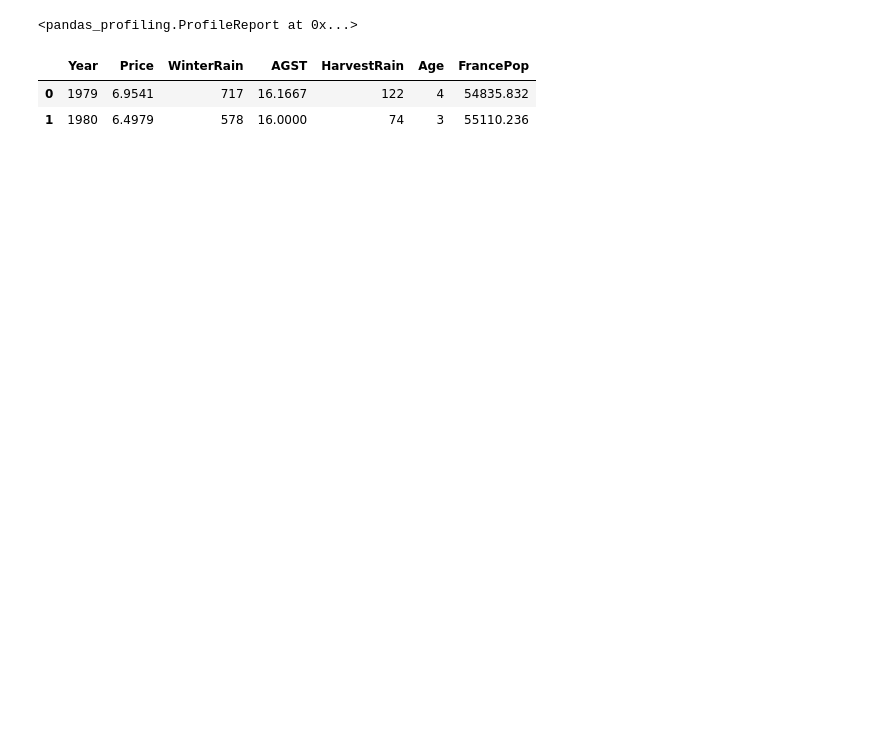
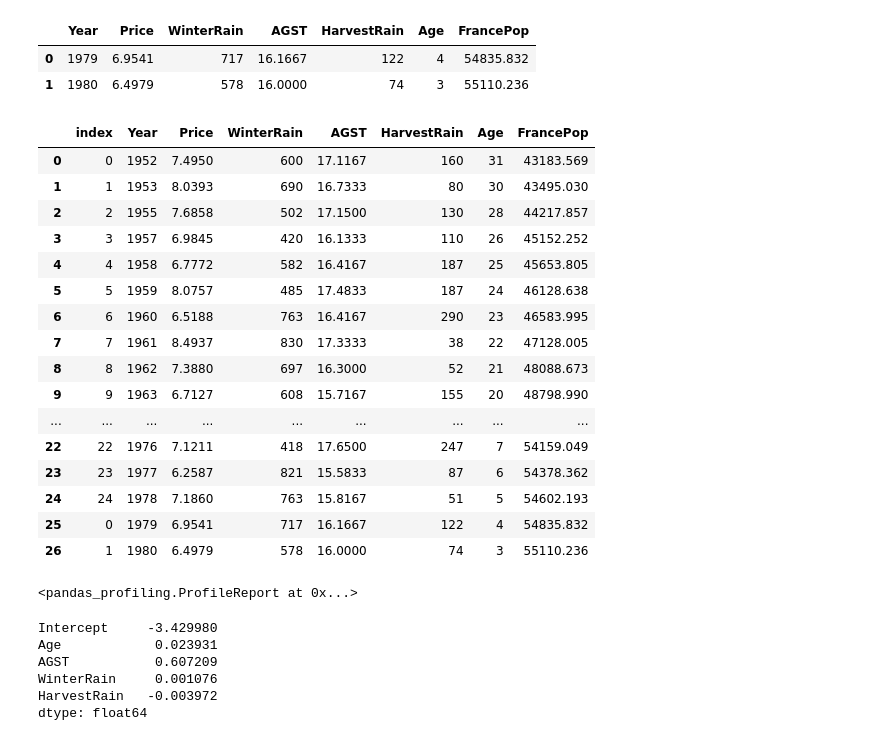
Before and after one commit to atheesh1998/Analytics-Edge, a Jupyter notebook: 2. Linear Regression/1. Wine Quality.ipynb, the cells around one changed output. Cells and saved outputs as stored; diff of their text form; code cells hidden in the pictures; blank space fills up the shorter version.

```diff
--- a/2. Linear Regression/1. Wine Quality.ipynb
+++ b/2. Linear Regression/1. Wine Quality.ipynb
@@ -10,10 +21,40 @@ wine_test = pd.read_csv('D:/DS/analytics_edge/2. Linear Regression/wine_test.csv
+# %%
+wine_test.head()
+# %% [output]
+|  | Year | Price | WinterRain | AGST | HarvestRain | Age | FrancePop |
+| 0 | 1979 | 6.9541 | 717 | 16.1667 | 122 | 4 | 54835.832 |
+| 1 | 1980 | 6.4979 | 578 | 16.0000 | 74 | 3 | 55110.236 |
+# %%
+wine.append(wine_test).reset_index()
+# %% [output]
+|  | index | Year | Price | WinterRain | AGST | HarvestRain | Age | FrancePop |
+| 0 | 0 | 1952 | 7.4950 | 600 | 17.1167 | 160 | 31 | 43183.569 |
+| 1 | 1 | 1953 | 8.0393 | 690 | 16.7333 | 80 | 30 | 43495.030 |
+| 2 | 2 | 1955 | 7.6858 | 502 | 17.1500 | 130 | 28 | 44217.857 |
+| 3 | 3 | 1957 | 6.9845 | 420 | 16.1333 | 110 | 26 | 45152.252 |
+| 4 | 4 | 1958 | 6.7772 | 582 | 16.4167 | 187 | 25 | 45653.805 |
+| 5 | 5 | 1959 | 8.0757 | 485 | 17.4833 | 187 | 24 | 46128.638 |
+| 6 | 6 | 1960 | 6.5188 | 763 | 16.4167 | 290 | 23 | 46583.995 |
+| 7 | 7 | 1961 | 8.4937 | 830 | 17.3333 | 38 | 22 | 47128.005 |
+| 8 | 8 | 1962 | 7.3880 | 697 | 16.3000 | 52 | 21 | 48088.673 |
+| 9 | 9 | 1963 | 6.7127 | 608 | 15.7167 | 155 | 20 | 48798.990 |
+| ... | ... | ... | ... | ... | ... | ... | ... | ... |
+| 22 | 22 | 1976 | 7.1211 | 418 | 17.6500 | 247 | 7 | 54159.049 |
+| 23 | 23 | 1977 | 6.2587 | 821 | 15.5833 | 87 | 6 | 54378.362 |
+| 24 | 24 | 1978 | 7.1860 | 763 | 15.8167 | 51 | 5 | 54602.193 |
+| 25 | 0 | 1979 | 6.9541 | 717 | 16.1667 | 122 | 4 | 54835.832 |
+| 26 | 1 | 1980 | 6.4979 | 578 | 16.0000 | 74 | 3 | 55110.236 |
 # %%
 pandas_profiling.ProfileReport(wine)
 # %% [output]
 <pandas_profiling.ProfileReport at 0x...>
-# %%
-wine_test.head()
-# %% [output]
-|  | Year | Price | WinterRain | AGST | HarvestRain | Age | FrancePop |
-| 0 | 1979 | 6.9541 | 717 | 16.1667 | 122 | 4 | 54835.832 |
-| 1 | 1980 | 6.4979 | 578 | 16.0000 | 74 | 3 | 55110.236 |
+# %%
+lm = smf.ols(formula = 'Price ~ Age + AGST + WinterRain + HarvestRain', data = wine).fit()
+lm.params
+# %% [output]
+Intercept     -3.429980
+Age            0.023931
+AGST           0.607209
+WinterRain     0.001076
+HarvestRain   -0.003972
+dtype: float64
```
Also changed, not shown: parts of 35 cells of this notebook.
